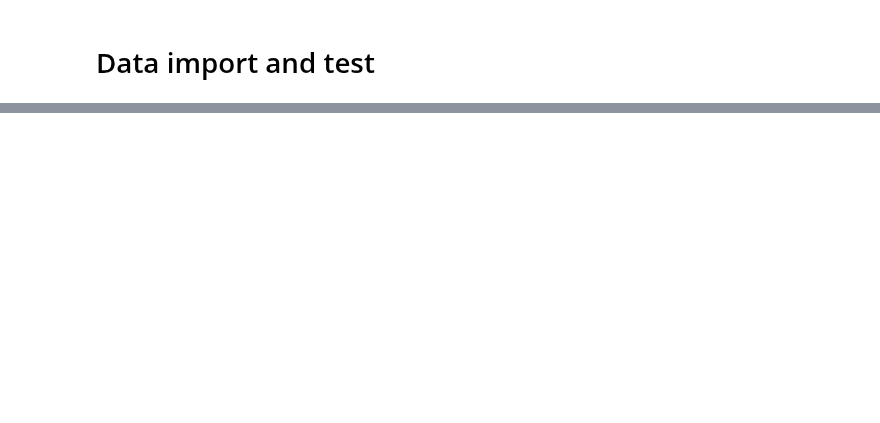
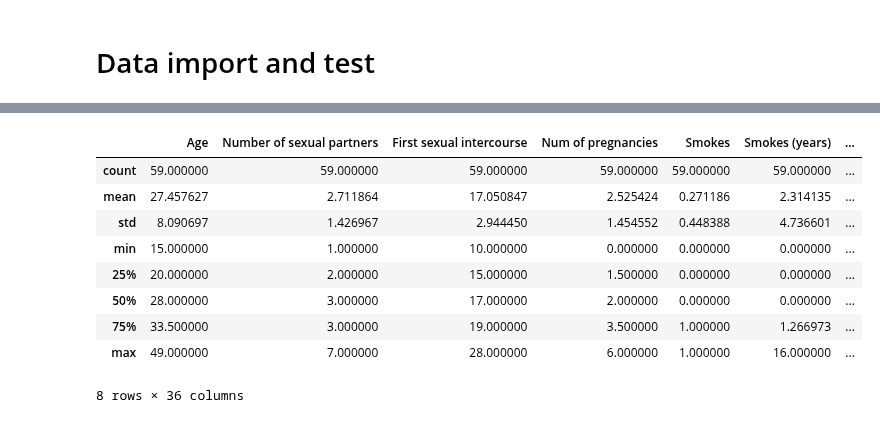
Before and after one commit to andregodinhodtu/02452---Machine-Learning---Project, a Jupyter notebook: notebooks/test_data_sets.ipynb, the cells around one changed output, grey strips where cells are left out. Saved outputs shown, nothing was run; the diff lists cells and outputs as text; code cells hidden in the pictures; blank space fills up the shorter version.

```diff
--- a/notebooks/test_data_sets.ipynb
+++ b/notebooks/test_data_sets.ipynb
@@ -27,0 +141,13 @@ data
+# %%
+df_clean.describe(include='all')
+# %% [output]
+|  | Age | Number of sexual partners | First sexual intercourse | Num of pregnancies | Smokes | Smokes (years) | ... |
+| count | 59.000000 | 59.000000 | 59.000000 | 59.000000 | 59.000000 | 59.000000 | ... |
+| mean | 27.457627 | 2.711864 | 17.050847 | 2.525424 | 0.271186 | 2.314135 | ... |
+| std | 8.090697 | 1.426967 | 2.944450 | 1.454552 | 0.448388 | 4.736601 | ... |
+| min | 15.000000 | 1.000000 | 10.000000 | 0.000000 | 0.000000 | 0.000000 | ... |
+| 25% | 20.000000 | 2.000000 | 15.000000 | 1.500000 | 0.000000 | 0.000000 | ... |
+| 50% | 28.000000 | 3.000000 | 17.000000 | 2.000000 | 0.000000 | 0.000000 | ... |
+| 75% | 33.500000 | 3.000000 | 19.000000 | 3.500000 | 1.000000 | 1.266973 | ... |
+| max | 49.000000 | 7.000000 | 28.000000 | 6.000000 | 1.000000 | 16.000000 | ... |
+8 rows × 36 columns
```
Also changed, not shown: parts of 10 cells of this notebook, 1 other file.
